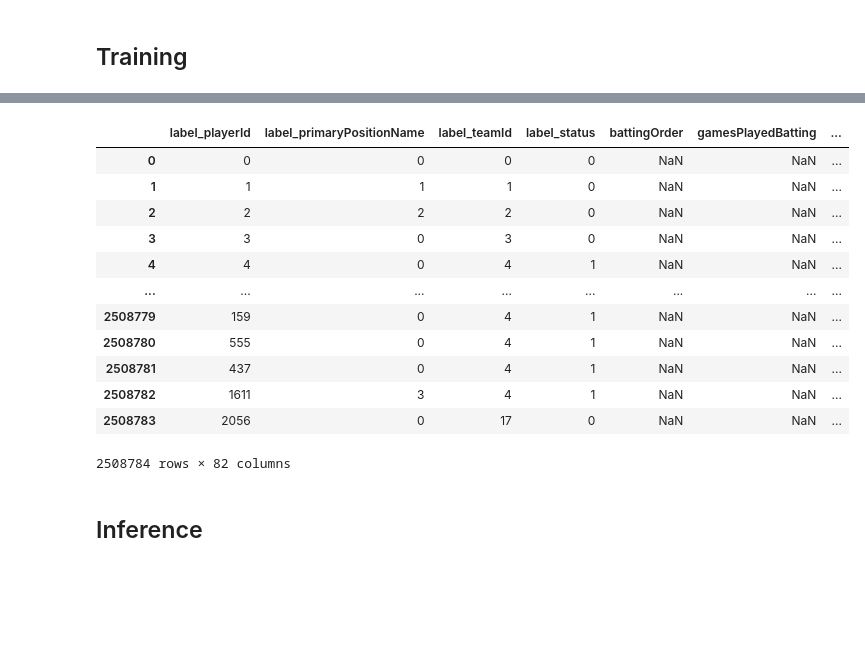
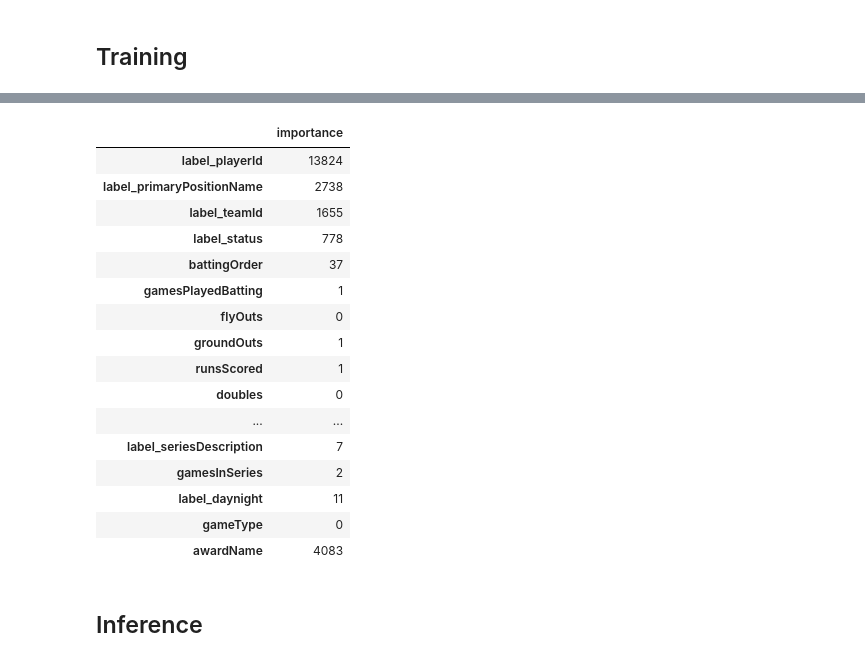
Before and after one commit to a-f-may/mlb, a Jupyter notebook: lgbm_train.ipynb, the cells around one changed output, grey strips where cells are left out. Drawn from its saved outputs; the diff is of its cells as text; code cells hidden in the pictures; blank space fills up the shorter version.

```diff
--- a/lgbm_train.ipynb
+++ b/lgbm_train.ipynb
@@ -133,3 +133,12 @@ rosters = pd.read_pickle(TRAIN_DIR / 'rosters_train.pkl')
 targets = pd.read_pickle(TRAIN_DIR / 'nextDayPlayerEngagement_train.pkl')
 scores1 = pd.read_pickle(TRAIN_DIR / 'playerBoxScores_train.pkl')
 scores = scores1.groupby(['playerId', 'date']).sum().reset_index()
+playertwitter = pd.read_pickle("/content/drive/MyDrive/mlb/input/archive/playerTwitterFollowers_train.pkl")
+games = pd.read_pickle(TRAIN_DIR / 'games_train.pkl')
+events = pd.read_pickle(TRAIN_DIR / 'events_train.pkl')
+standings = pd.read_pickle(TRAIN_DIR / 'standings_train.pkl')
+teamtwitter = pd.read_pickle(TRAIN_DIR / 'teamTwitterFollowers_train.pkl')
+transaction = pd.read_pickle(TRAIN_DIR / 'teamTwitterFollowers_train.pkl')
+awards = pd.read_csv(BASE_DIR / 'awards.csv')
+seasons = pd.read_csv(BASE_DIR / 'seasons.csv')
+teams = pd.read_csv(BASE_DIR / 'teams.csv')
@@ -159,0 +150,4 @@ games
+# %%
+awards2 = awards.groupby("playerId").count()
+awards2 = awards2.reset_index()
+awards2
@@ -182,6 +190,8 @@ scores_cols = ['playerId', 'battingOrder', 'gamesPlayedBatting', 'flyOuts',
        'sacBuntsPitching', 'sacFliesPitching', 'saves', 'holds', 'blownSaves',
        'assists', 'putOuts', 'errors', 'chances', 'date',"gamePk"]
 games_cols = ["gamePk","homeId","dayNight","seriesDescription","gamesInSeries","homeWinner","awayWinner","homeScore","awayScore","gameType"]
+playertwitter_cols = ["date","playerId","numberOfFollowers"]
+awards_cols = ["playerId","awardName"]
 
 feature_cols1 = ['label_playerId', 'label_primaryPositionName', 'label_teamId',
        'label_status', 'battingOrder', 'gamesPlayedBatting', 'flyOuts',
@@ -203,7 +213,7 @@ feature_cols1 = ['label_playerId', 'label_primaryPositionName', 'label_teamId',
        'rbiPitching', 'gamesFinishedPitching', 'inheritedRunners',
        'inheritedRunnersScored', 'catchersInterferencePitching',
        'sacBuntsPitching', 'sacFliesPitching', 'saves', 'holds', 'blownSaves',
-       'assists', 'putOuts', 'errors', 'chances',"ishome","label_seriesDescription","gamesInSeries","label_daynight","gameType"]#winorlose"]
+       'assists', 'putOuts', 'errors', 'chances',"ishome","label_seriesDescription","gamesInSeries","label_daynight","gameType","awardName"]#winorlose"]
 
 
 feature_cols2 = ['label_playerId', 'label_primaryPositionName', 'label_teamId',
@@ -226,7 +236,7 @@ feature_cols2 = ['label_playerId', 'label_primaryPositionName', 'label_teamId',
        'rbiPitching', 'gamesFinishedPitching', 'inheritedRunners',
        'inheritedRunnersScored', 'catchersInterferencePitching',
        'sacBuntsPitching', 'sacFliesPitching', 'saves', 'holds', 'blownSaves',
-       'assists', 'putOuts', 'errors', 'chances',"ishome","label_seriesDescription","gamesInSeries","label_daynight","score","gameType"]#winorlose"]
+       'assists', 'putOuts', 'errors', 'chances',"ishome","label_seriesDescription","gamesInSeries","label_daynight","gameType","awardName"]#winorlose"]
 
 feature_cols3 = ['label_playerId', 'label_primaryPositionName', 'label_teamId',
        'label_status', 'battingOrder', 'gamesPlayedBatting', 'flyOuts',
@@ -248,7 +258,9 @@ feature_cols3 = ['label_playerId', 'label_primaryPositionName', 'label_teamId',
        'rbiPitching', 'gamesFinishedPitching', 'inheritedRunners',
        'inheritedRunnersScored', 'catchersInterferencePitching',
        'sacBuntsPitching', 'sacFliesPitching', 'saves', 'holds', 'blownSaves',
-       'assists', 'putOuts', 'errors', 'chances',"ishome","label_seriesDescription","gamesInSeries","label_daynight","gameType"]#winorlose"]
+       'assists', 'putOuts', 'errors', 'chances',"ishome","label_seriesDescription","gamesInSeries","label_daynight","gameType","awardName"]
+
+       #winorlose"]
 
 feature_cols4 = ['label_playerId', 'label_primaryPositionName', 'label_teamId',
        'label_status', 'battingOrder', 'gamesPlayedBatting', 'flyOuts',
@@ -270,13 +282,16 @@ feature_cols4 = ['label_playerId', 'label_primaryPositionName', 'label_teamId',
        'rbiPitching', 'gamesFinishedPitching', 'inheritedRunners',
        'inheritedRunnersScored', 'catchersInterferencePitching',
        'sacBuntsPitching', 'sacFliesPitching', 'saves', 'holds', 'blownSaves',
-       'assists', 'putOuts', 'errors', 'chances',"ishome","label_seriesDescription","gamesInSeries","label_daynight","gameType"]
+       'assists', 'putOuts', 'errors', 'chances',"ishome","label_seriesDescription","gamesInSeries","label_daynight","awardName"]
 # %%
 # creat dataset
 train = targets[targets_cols].merge(players[players_cols], on=['playerId'], how='left')
 train = train.merge(rosters[rosters_cols], on=['playerId', 'date'], how='left')
 train = train.merge(scores[scores_cols], on=['playerId', 'date'], how='left')
 train = train.merge(games[games_cols], on=["gamePk"], how="left")
+train = train.merge(playertwitter[playertwitter_cols], on=['playerId', 'date'], how='left')
+#train = train.merge(events[events_cols], on=['gamePk', 'date'], how='left')
+train = train.merge(awards2[awards_cols], on=['playerId'], how='left')
 # %%
 train["ongame"] = np.where(train["gamePk"].isnull() == 1,0,1)
 train["ongame"].unique()
@@ -428,21 +443,25 @@ score: 1.023913520135818
 # %%
 importance = pd.DataFrame(model1.feature_importance(), index=x_train1.columns, columns=['importance'])
 pd.set_option('display.max_rows', 500)
-train_X1
+importance
 # %% [output]
-|  | label_playerId | label_primaryPositionName | label_teamId | label_status | battingOrder | gamesPlayedBatting | ... |
-| 0 | 0 | 0 | 0 | 0 | NaN | NaN | ... |
-| 1 | 1 | 1 | 1 | 0 | NaN | NaN | ... |
-| 2 | 2 | 2 | 2 | 0 | NaN | NaN | ... |
-| 3 | 3 | 0 | 3 | 0 | NaN | NaN | ... |
-| 4 | 4 | 0 | 4 | 1 | NaN | NaN | ... |
-| ... | ... | ... | ... | ... | ... | ... | ... |
-| 2508779 | 159 | 0 | 4 | 1 | NaN | NaN | ... |
-| 2508780 | 555 | 0 | 4 | 1 | NaN | NaN | ... |
-| 2508781 | 437 | 0 | 4 | 1 | NaN | NaN | ... |
-| 2508782 | 1611 | 3 | 4 | 1 | NaN | NaN | ... |
-| 2508783 | 2056 | 0 | 17 | 0 | NaN | NaN | ... |
+|  | importance |
+| label_playerId | 13824 |
+| label_primaryPositionName | 2738 |
+| label_teamId | 1655 |
+| label_status | 778 |
+| battingOrder | 37 |
+| gamesPlayedBatting | 1 |
+| flyOuts | 0 |
+| groundOuts | 1 |
+| runsScored | 1 |
+| doubles | 0 |
+| ... | ... |
+| label_seriesDescription | 7 |
+| gamesInSeries | 2 |
+| label_daynight | 11 |
+| gameType | 0 |
+| awardName | 4083 |
-2508784 rows × 82 columns
 # %% [markdown]
 ## Inference
 # %%
```
Also changed, not shown: parts of 7 cells of this notebook.
